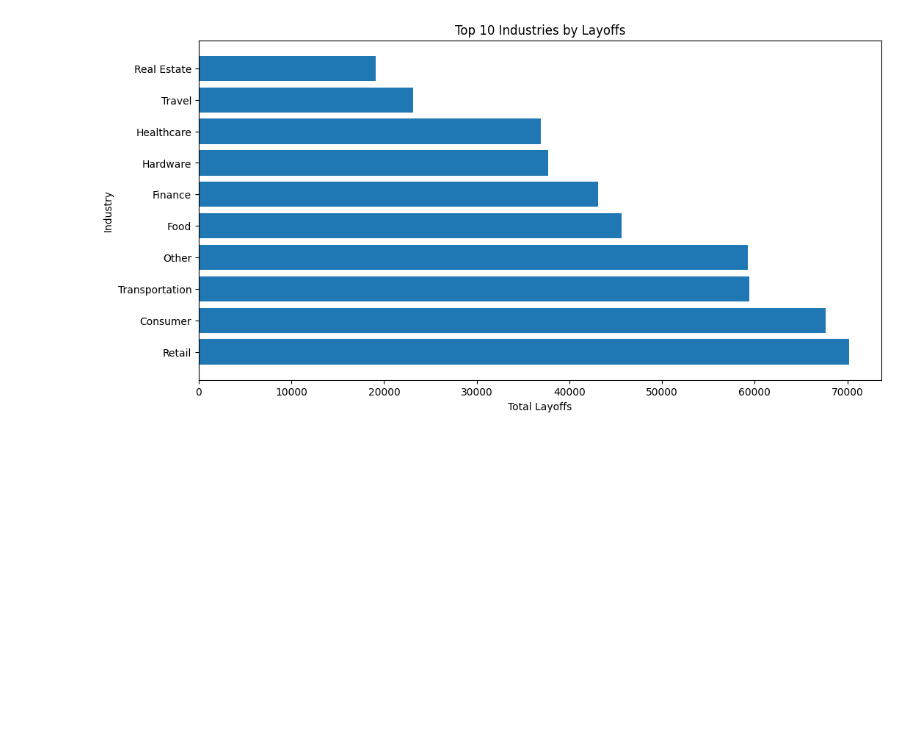
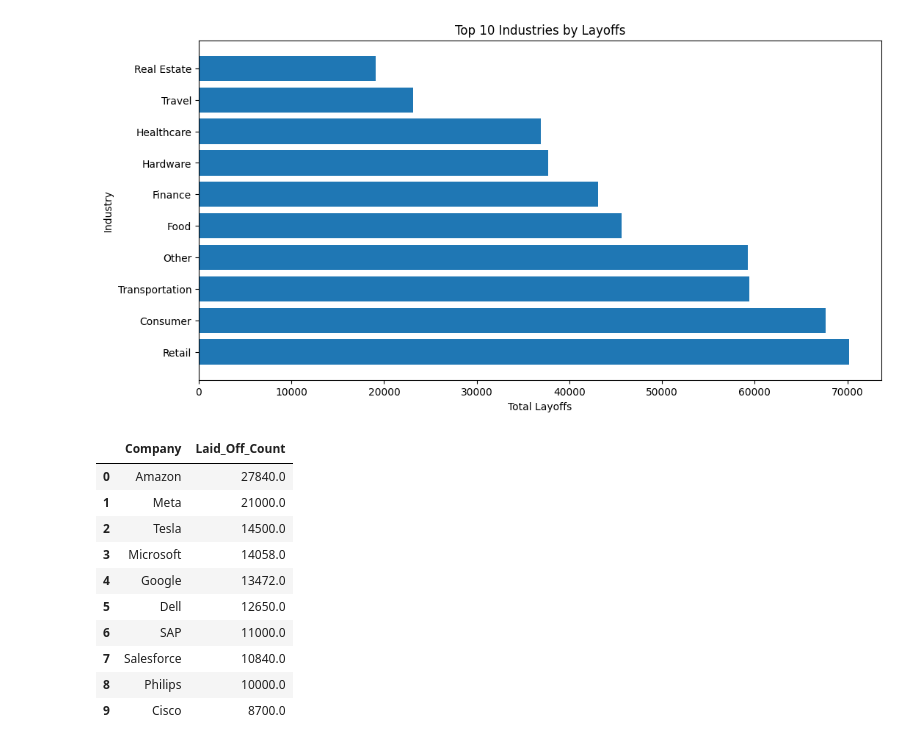
Before and after one commit to riddhikale/Tech-Layoffs, a Jupyter notebook: notebooks/eda.ipynb, the cells around one changed output. Cells and saved outputs as stored; diff of their text form; code cells hidden in the pictures; blank space fills up the shorter version.

Commit message:
top companies with highest layoffs

```diff
--- a/notebooks/eda.ipynb
+++ b/notebooks/eda.ipynb
@@ -207,3 +207,24 @@ plt.ylabel("Industry")
 plt.show()
 # %% [output]
 [figure]
+# %%
+company_layoffs = (
+    df.groupby('Company')['Laid_Off_Count']
+    .sum()
+    .sort_values(ascending=False)
+    .reset_index()
+)
+
+company_layoffs.head(10)
+# %% [output]
+|  | Company | Laid_Off_Count |
+| 0 | Amazon | 27840.0 |
+| 1 | Meta | 21000.0 |
+| 2 | Tesla | 14500.0 |
+| 3 | Microsoft | 14058.0 |
+| 4 | Google | 13472.0 |
+| 5 | Dell | 12650.0 |
+| 6 | SAP | 11000.0 |
+| 7 | Salesforce | 10840.0 |
+| 8 | Philips | 10000.0 |
+| 9 | Cisco | 8700.0 |
```
